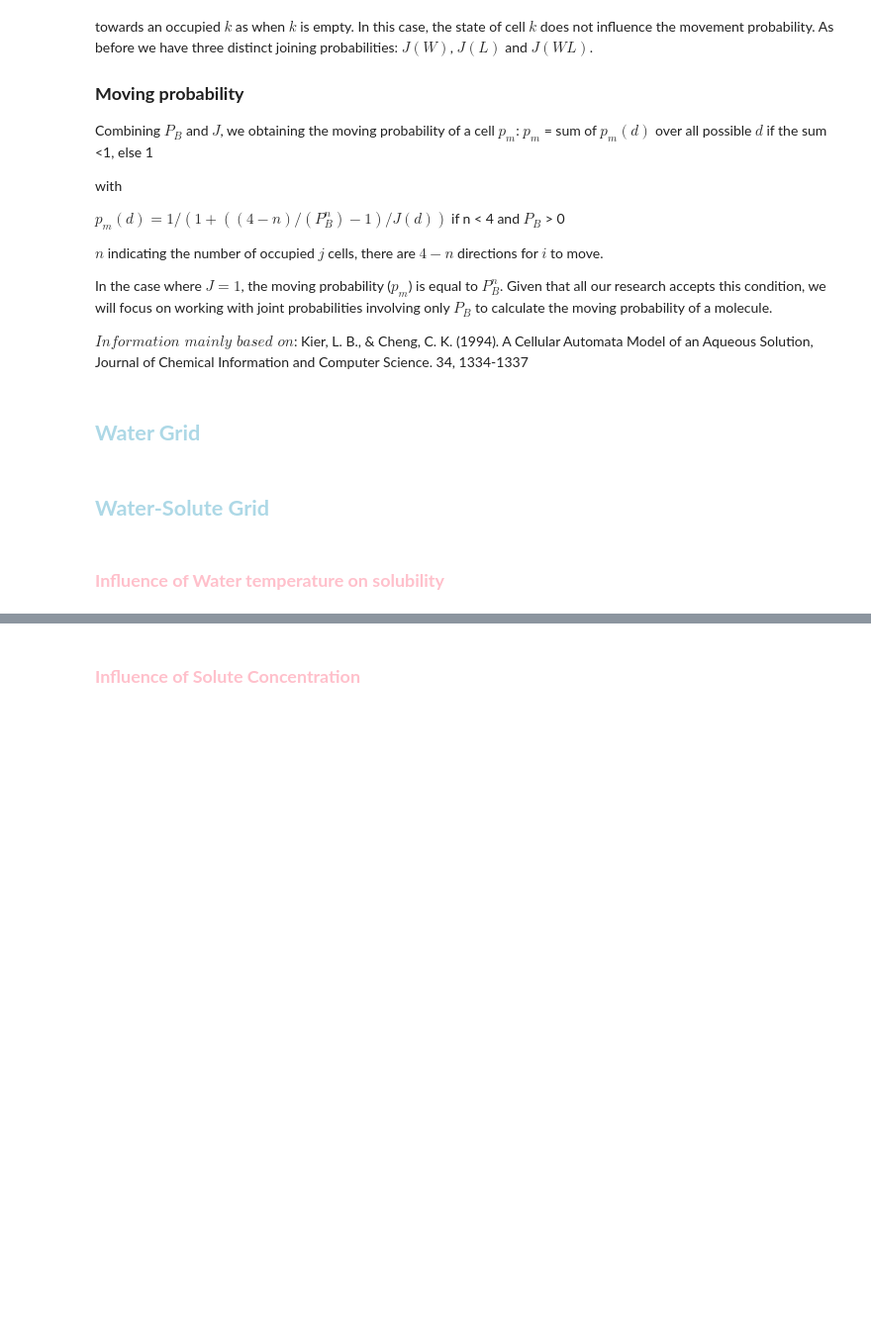
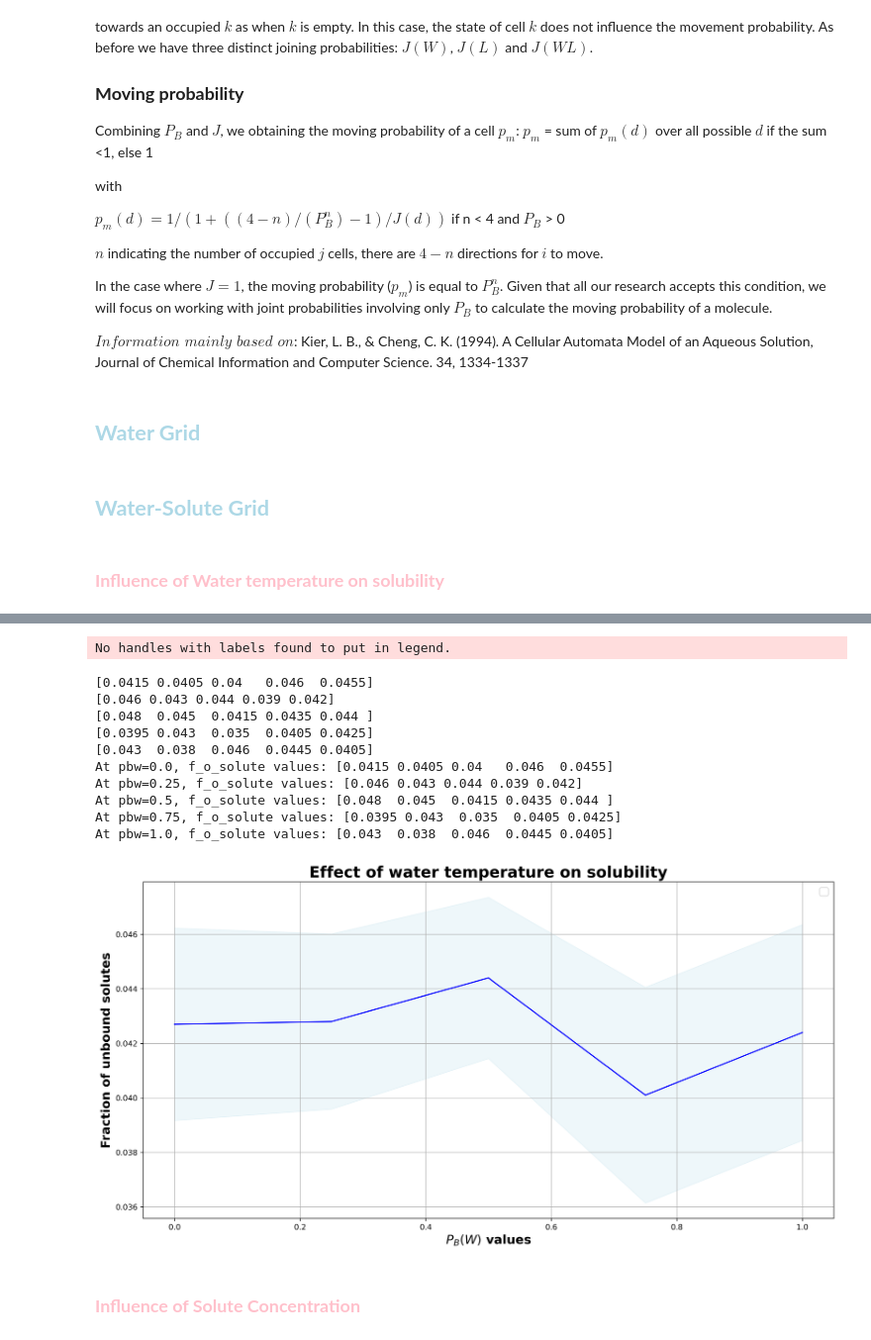
Before and after one commit to ThomasGlansdorp/CSS_19, a Jupyter notebook: main.ipynb, the cells around one changed output, grey strips where cells are left out. Shown at 99% size. Cells and saved outputs as stored; diff of their text form; code cells hidden in the pictures; blank space fills up the shorter version.

```diff
--- a/main.ipynb
+++ b/main.ipynb
@@ -62,3 +109,59 @@ Kier, L. B., & Cheng, C. K. (1994). A Cellular Automata Model of an Aqueous Solu
+# %%
+
+print(results_solute[::5, 0])  # This is the f_o_solute values at pbw=0 for each run
+print(results_solute[1::5, 0])  # This is the f_o_solute values at pbw=0.25 for each run
+print(results_solute[2::5, 0])  # This is the f_o_solute values at pbw=0.5 for each run
+print(results_solute[3::5, 0])  # This is the f_o_solute values at pbw=0.75 for each run
+print(results_solute[4::5, 0])  # This is the f_o_solute values at pbw=1 for each run
+
+plt.figure(figsize=(16, 8), dpi=300)
+
+mean_f_o = []
+ci_low_f_o = []
+ci_upp_f_o = []
+
+pbw_rates1 = np.unique(pbw_rates)
+
+for i, pbw_value in enumerate(pbw_rates1):
+    f_o_pbw = results_solute[i::len(pbw_rates1), 0]
+    print(f"At pbw={pbw_value}, f_o_solute values: {f_o_pbw}")
+
+    mean_f_o_pbw = statistics.mean(f_o_pbw)
+    std_f_o_pbw = statistics.stdev(f_o_pbw)
+    ci_low, ci_upp = scipy.stats.t.interval(0.95, len(f_o_pbw) - 1,
+                                            loc=mean_f_o_pbw,
+                                            scale=std_f_o_pbw / np.sqrt(len(f_o_pbw)))
+
+    # print(f"Mean f_o_solute: {mean_f_o_pbw}")
+    # print(f"Standard deviation f_o_solute: {std_f_o_pbw}")
+    # print(f"Confidence interval: {ci_low}, {ci_upp}")
+
+    mean_f_o.append(mean_f_o_pbw)
+    ci_low_f_o.append(ci_low)
+    ci_upp_f_o.append(ci_upp)
+
+plt.plot(pbw_rates1, mean_f_o, color='blue')
+plt.fill_between(pbw_rates1, ci_low_f_o, ci_upp_f_o, color='lightblue', alpha=0.2)
+
+plt.xlabel("$P_B(W)$ values", fontsize=16, fontweight='bold')
+plt.ylabel("Fraction of unbound solutes", fontsize=16, fontweight='bold')
+plt.title("Effect of water temperature on solubility", fontsize=20, fontweight='bold')
+plt.grid(True)
+plt.legend(loc='upper right', prop={"size":14})
+plt.show()
+# %% [output]
+No handles with labels found to put in legend.
+[0.0415 0.0405 0.04   0.046  0.0455]
+[0.046 0.043 0.044 0.039 0.042]
+[0.048  0.045  0.0415 0.0435 0.044 ]
+[0.0395 0.043  0.035  0.0405 0.0425]
+[0.043  0.038  0.046  0.0445 0.0405]
+At pbw=0.0, f_o_solute values: [0.0415 0.0405 0.04   0.046  0.0455]
+At pbw=0.25, f_o_solute values: [0.046 0.043 0.044 0.039 0.042]
+At pbw=0.5, f_o_solute values: [0.048  0.045  0.0415 0.0435 0.044 ]
+At pbw=0.75, f_o_solute values: [0.0395 0.043  0.035  0.0405 0.0425]
+At pbw=1.0, f_o_solute values: [0.043  0.038  0.046  0.0445 0.0405]
+[figure, added]
 # %% [markdown]
 ### <font color = Pink > **Influence of Solute Concentration** </font>
 # %%
```
Also changed, not shown: parts of 5 cells of this notebook, 2 other files.
